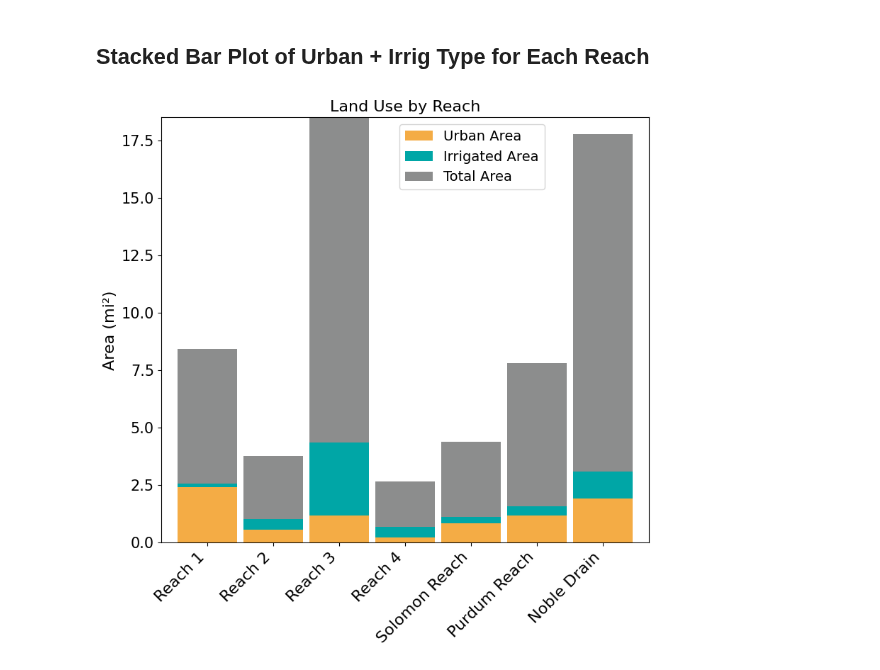
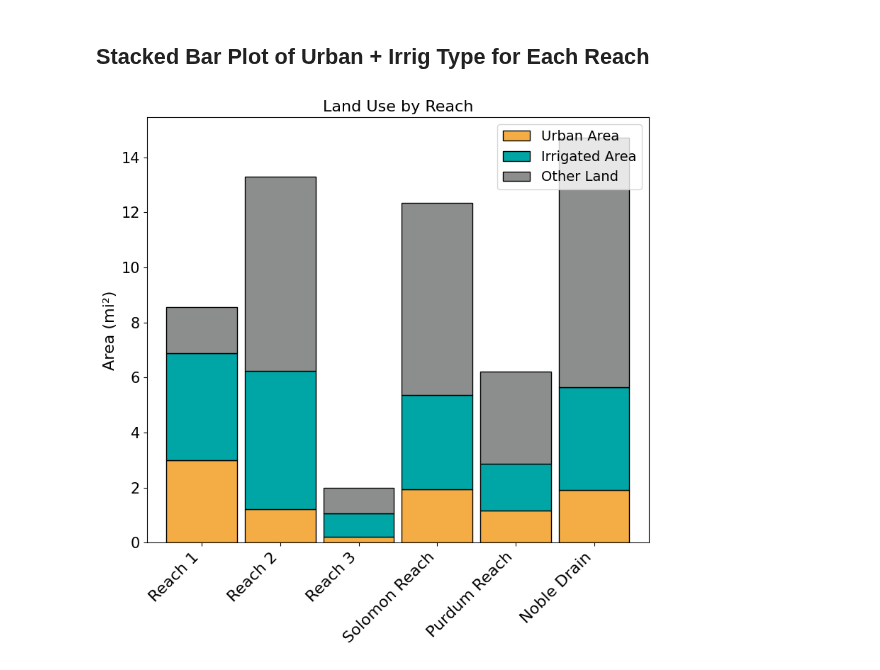
Before and after one commit to carlibeisel/mason_water_budget, a Jupyter notebook: reach_landuse.ipynb, the cells around one changed output. Drawn from its saved outputs; the diff is of its cells as text; code cells hidden in the pictures.

Commit message:
edited for urban/ag land

```diff
--- a/reach_landuse.ipynb
+++ b/reach_landuse.ipynb
@@ -317,29 +732,49 @@ file = pd.read_csv('/content/drive/MyDrive/Data/Mason/data_output/land_use/land_
 ## Stacked Bar Plot of Urban + Irrig Type for Each Reach
 # %%
 ## ------- ##
-#   Figure
+#   Figure: AG/Urban land
 ## ------- ##
-file = pd.read_csv('/content/drive/MyDrive/Data/Mason/data_output/land_use/land_use.csv')
+# Load the data
+file = pd.read_csv('/content/drive/MyDrive/Data/Mason Water Budget/data_output/land_use/land_use.csv')
 
-custom_order = ['Reach 1', 'Reach 2', 'Reach 3', 'Reach 4', 'Solomon Reach', 'Purdum Reach', 'Noble Drain']
+# Define custom order for the reaches
+custom_order = ['Reach 1', 'Reach 2', 'Reach 3', 'Solomon Reach', 'Purdum Reach', 'Noble Drain']
 file = file.set_index('Reach').loc[custom_order]
-custom_colors = ['#F4AC45', '#00A6A6', '#8C8D8D']
+
+# Calculate "Other Land Area" (difference between total area and sum of urban + irrigated areas)
+file['Other Land Area (mi²)'] = file['Area of Reach (mi²)'] - file['Urban Land Cover Area (mi²)'] - file['Total Irrigated Area (mi²)']
+
+# Ensure no negative values due to rounding or data issues
+file['Other Land Area (mi²)'] = file['Other Land Area (mi²)'].clip(lower=0)
+
+# Define custom colors
+custom_colors = ['#F4AC45', '#00A6A6', '#8C8D8D']  # Urban, Irrigated, Other
+
+# Plot the stacked bar chart
 fig, ax = plt.subplots(figsize=(8, 8))
-file[['Urban Land Cover Area (mi²)', 'Total Irrigated Area (mi²)', 'Area of Reach (mi²)']].plot(
-    kind='bar', stacked=True, ax=ax, width=0.9, color=custom_colors)
-ax.set_xlabel('', fontsize= 16)
-ax.set_ylabel('Area (mi²)', fontsize= 16)
-ax.set_title('Land Use by Reach', fontsize= 16)
-plt.xticks(rotation=45, ha='right', fontsize= 16)
-plt.yticks(fontsize= 15)
-max_area = file[['Urban Land Cover Area (mi²)', 'Total Irrigated Area (mi²)', 'Area of Reach (mi²)']].sum(axis=1).max()
-ax.set_ylim(0, max_area * 1)
-plt.legend(title="Land Use")
+file[['Urban Land Cover Area (mi²)', 'Total Irrigated Area (mi²)', 'Other Land Area (mi²)']].plot(
+    kind='bar',
+    stacked=True,
+    ax=ax,
+    width=0.9,
+    color=custom_colors,
+    edgecolor='black'
+)
 
-legend_labels = ['Urban Area', 'Irrigated Area', 'Total Area']
-plt.legend(legend_labels, loc="upper right", bbox_to_anchor=(0.8, 1), fontsize= 14)
+# Customize the plot
+ax.set_xlabel('', fontsize=16)
+ax.set_ylabel('Area (mi²)', fontsize=16)
+ax.set_title('Land Use by Reach', fontsize=16)
+plt.xticks(rotation=45, ha='right', fontsize=16)
+plt.yticks(fontsize=15)
+
+# Adjust the legend
+legend_labels = ['Urban Area', 'Irrigated Area', 'Other Land']
+plt.legend(legend_labels, loc="upper right", bbox_to_anchor=(1, 1), fontsize=14)
+
+# Finalize layout
 plt.tight_layout()
 plt.savefig('/content/drive/MyDrive/Carli Thesis/Figures/Water Budget/reach_land_use.png', dpi=300, bbox_inches='tight')
 plt.show()
 # %% [output]
-[figure, old version]
+[figure, new version]
```
Also changed, not shown: parts of 25 cells of this notebook.
